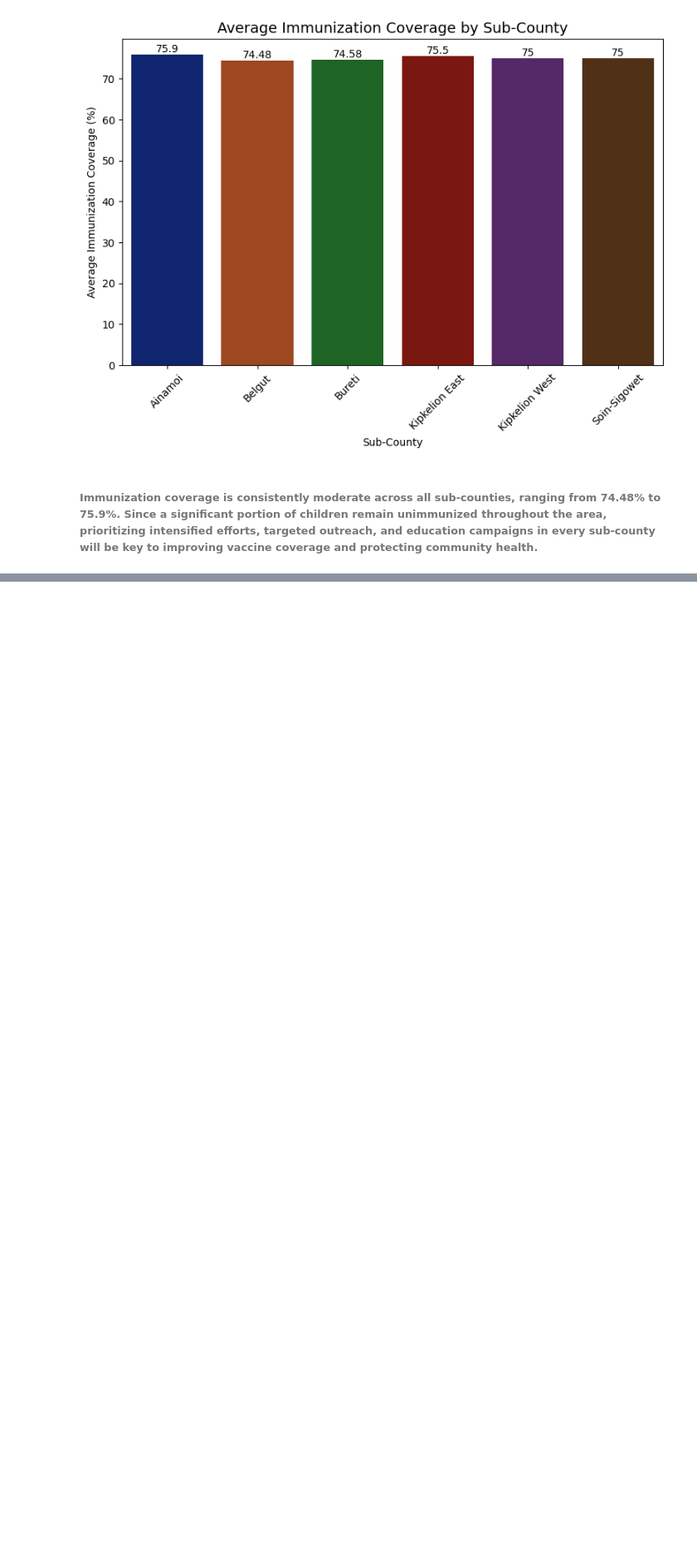
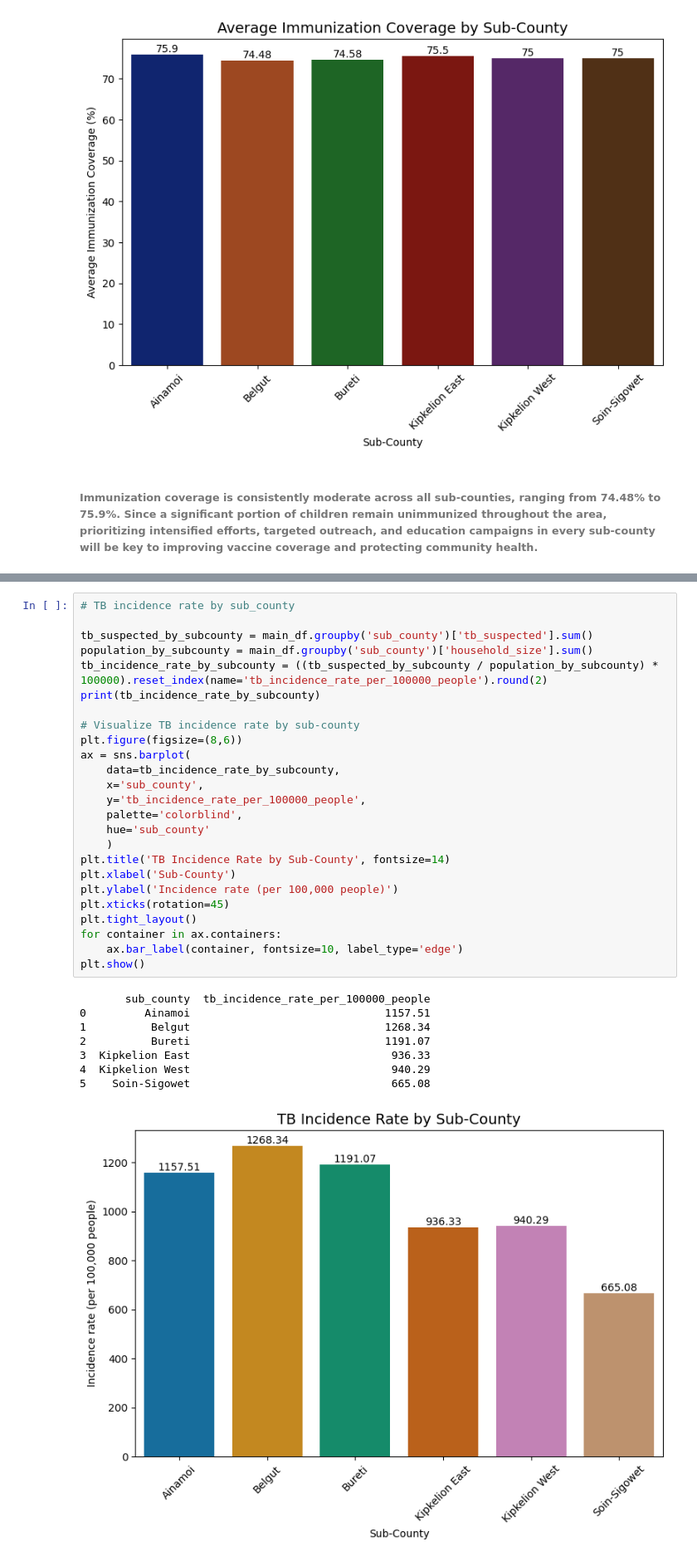
Before and after one commit to gilbertbett/Healthcare-Analytics, a Jupyter notebook: keph_level_1_kericho/keph_level_1_kericho_notebook.ipynb, the cells around one changed output, grey strips where cells are left out. Shown: that part at 83% size. Cells and saved outputs as stored; diff of their text form; blank space fills up the shorter version.

```diff
--- a/keph_level_1_kericho/keph_level_1_kericho_notebook.ipynb
+++ b/keph_level_1_kericho/keph_level_1_kericho_notebook.ipynb
@@ -603,0 +727,34 @@ plt.show()
+# %%
+# TB incidence rate by sub_county
+
+tb_suspected_by_subcounty = main_df.groupby('sub_county')['tb_suspected'].sum()
+population_by_subcounty = main_df.groupby('sub_county')['household_size'].sum()
+tb_incidence_rate_by_subcounty = ((tb_suspected_by_subcounty / population_by_subcounty) * 100000).reset_index(name='tb_incidence_rate_per_100000_people').round(2)
+print(tb_incidence_rate_by_subcounty)
+
+# Visualize TB incidence rate by sub-county
+plt.figure(figsize=(8,6))
+ax = sns.barplot(
+    data=tb_incidence_rate_by_subcounty,
+    x='sub_county',
+    y='tb_incidence_rate_per_100000_people',
+    palette='colorblind',
+    hue='sub_county'
+    )
+plt.title('TB Incidence Rate by Sub-County', fontsize=14)
+plt.xlabel('Sub-County')
+plt.ylabel('Incidence rate (per 100,000 people)')
+plt.xticks(rotation=45)
+plt.tight_layout()
+for container in ax.containers:
+    ax.bar_label(container, fontsize=10, label_type='edge')
+plt.show()
+# %% [output]
+       sub_county  tb_incidence_rate_per_100000_people
+0         Ainamoi                              1157.51
+1          Belgut                              1268.34
+2          Bureti                              1191.07
+3  Kipkelion East                               936.33
+4  Kipkelion West                               940.29
+5    Soin-Sigowet                               665.08
+[figure, added]
```
Also changed, not shown: parts of 11 cells of this notebook, 1 other file.
